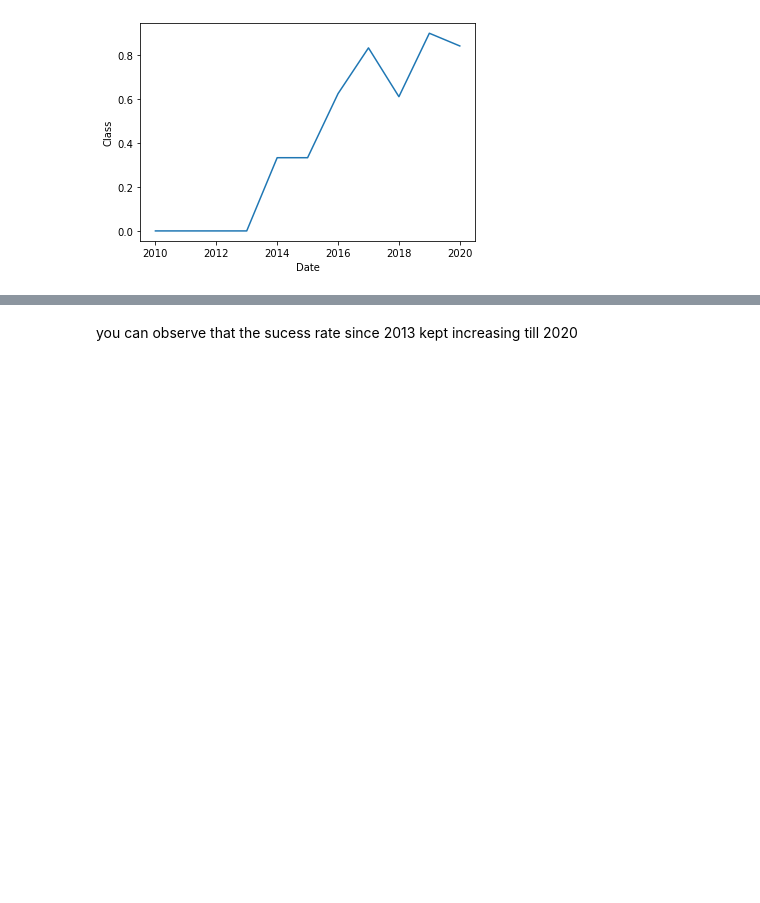
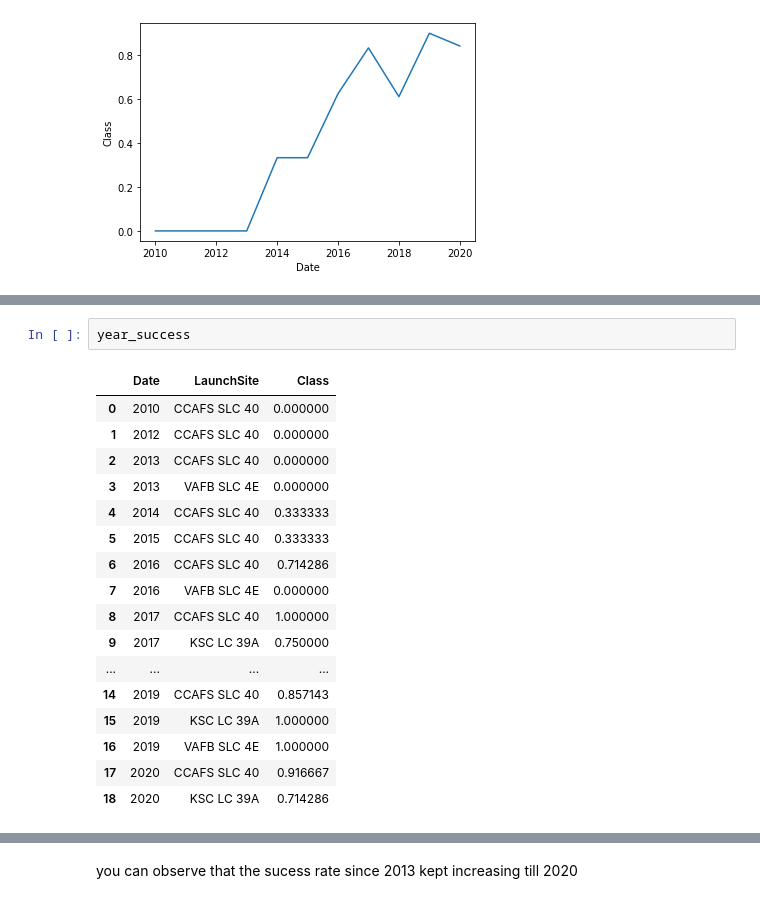
Before and after one commit to afonsofr/Applied-Data-Science-Capstone, a Jupyter notebook: 5 - EDA with Visualization.ipynb, the cells around one changed output, grey strips where cells are left out. Cells and saved outputs as stored; diff of their text form; blank space fills up the shorter version.

```diff
--- a/5 - EDA with Visualization.ipynb
+++ b/5 - EDA with Visualization.ipynb
@@ -182,0 +196,20 @@ See the caveats in the documentation: https://pandas.pydata.org/pandas-docs/stab
+# %%
+year_success
+# %% [output]
+|  | Date | LaunchSite | Class |
+| 0 | 2010 | CCAFS SLC 40 | 0.000000 |
+| 1 | 2012 | CCAFS SLC 40 | 0.000000 |
+| 2 | 2013 | CCAFS SLC 40 | 0.000000 |
+| 3 | 2013 | VAFB SLC 4E | 0.000000 |
+| 4 | 2014 | CCAFS SLC 40 | 0.333333 |
+| 5 | 2015 | CCAFS SLC 40 | 0.333333 |
+| 6 | 2016 | CCAFS SLC 40 | 0.714286 |
+| 7 | 2016 | VAFB SLC 4E | 0.000000 |
+| 8 | 2017 | CCAFS SLC 40 | 1.000000 |
+| 9 | 2017 | KSC LC 39A | 0.750000 |
+| ... | ... | ... | ... |
+| 14 | 2019 | CCAFS SLC 40 | 0.857143 |
+| 15 | 2019 | KSC LC 39A | 1.000000 |
+| 16 | 2019 | VAFB SLC 4E | 1.000000 |
+| 17 | 2020 | CCAFS SLC 40 | 0.916667 |
+| 18 | 2020 | KSC LC 39A | 0.714286 |
```
Also changed, not shown: parts of 7 cells of this notebook.
